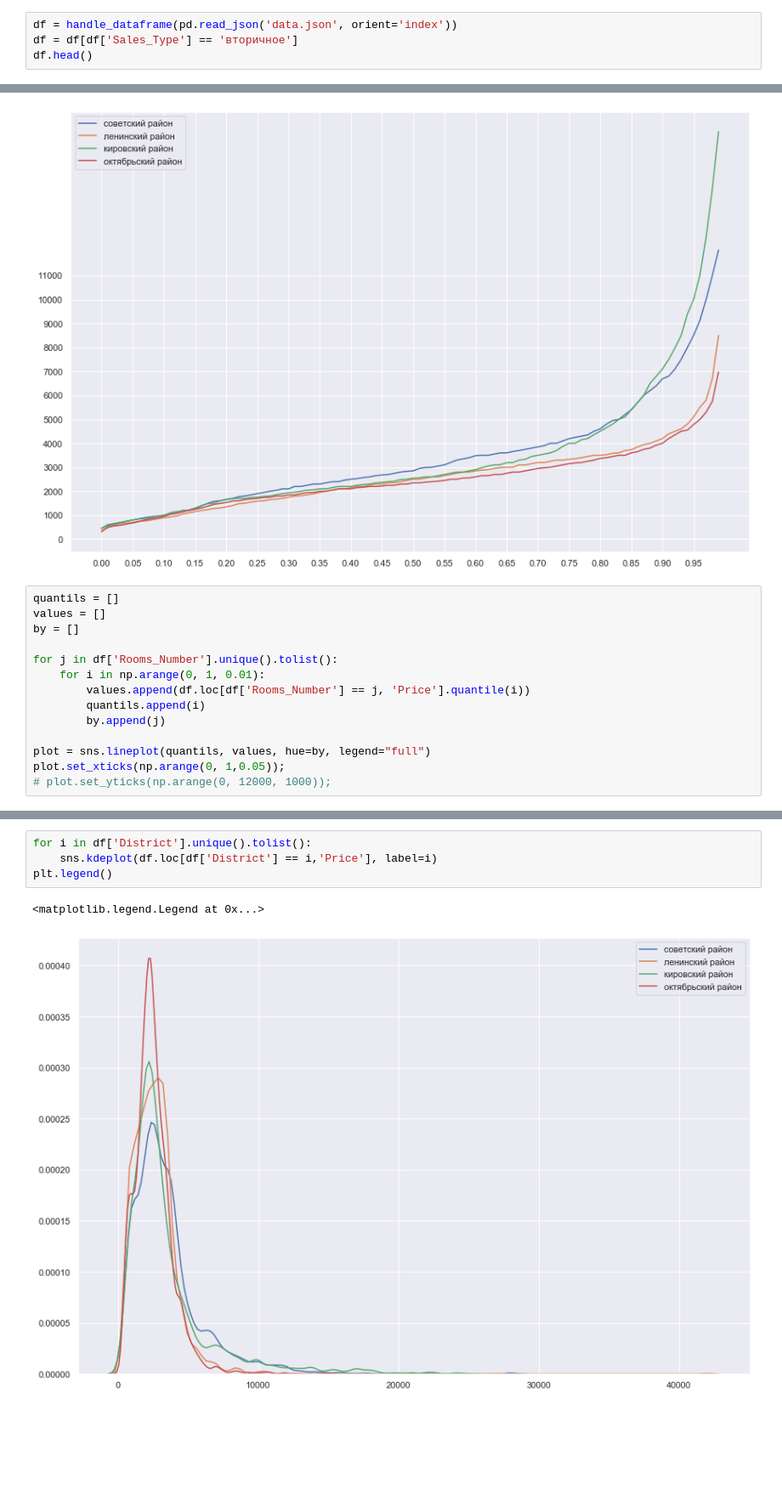
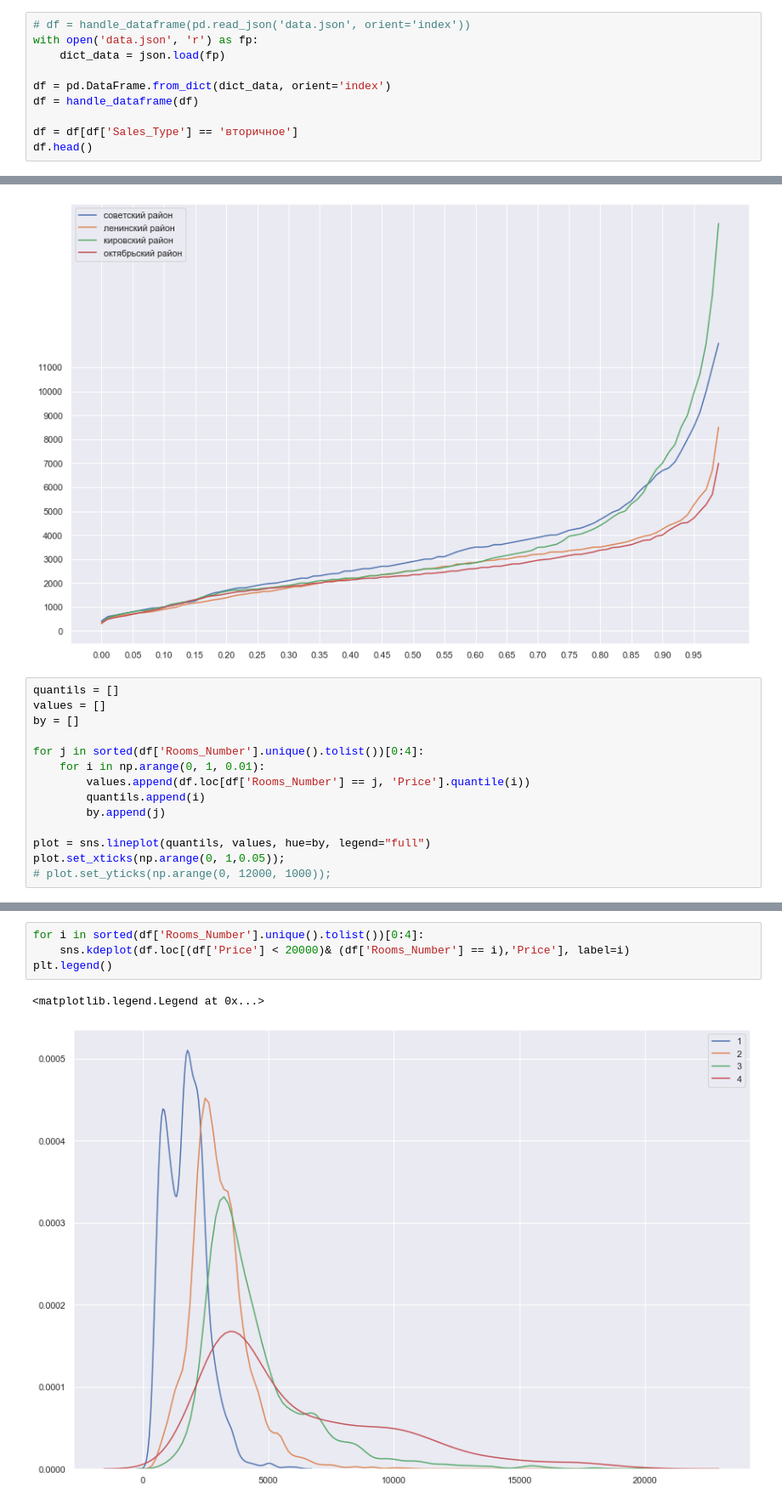
Before and after one commit to balov-oa/Exploratory-Data-Analysis, a Jupyter notebook: Data Processing.ipynb, the cells around one changed output, grey strips where cells are left out. Shown: that part at 85% size. Drawn from its saved outputs; the diff is of its cells as text; blank space fills up the shorter version.

```diff
--- a/Data Processing.ipynb
+++ b/Data Processing.ipynb
@@ -77,7 +77,13 @@ def handle_dataframe(df):
 # %% [markdown]
 Прежде всего следует отбросить квартиры, относящиеся к первичному рынку недвижимости, так как они не должны принимать участие в анализе.
 # %%
-df = handle_dataframe(pd.read_json('data.json', orient='index'))
+# df = handle_dataframe(pd.read_json('data.json', orient='index'))
+with open('data.json', 'r') as fp:
+    dict_data = json.load(fp)
+
+df = pd.DataFrame.from_dict(dict_data, orient='index')
+df = handle_dataframe(df)
+
 df = df[df['Sales_Type'] == 'вторичное']
 df.head()
 # %% [output]
@@ -613,7 +621,7 @@ quantils = []
 values = []
 by = []
 
-for j in df['Rooms_Number'].unique().tolist():
+for j in sorted(df['Rooms_Number'].unique().tolist())[0:4]:
     for i in np.arange(0, 1, 0.01):
         values.append(df.loc[df['Rooms_Number'] == j, 'Price'].quantile(i))
         quantils.append(i)
@@ -627,8 +635,8 @@ plot.set_xticks(np.arange(0, 1,0.05));
 # %%
-for i in df['District'].unique().tolist():
-    sns.kdeplot(df.loc[df['District'] == i,'Price'], label=i)
+for i in sorted(df['Rooms_Number'].unique().tolist())[0:4]:
+    sns.kdeplot(df.loc[(df['Price'] < 20000)& (df['Rooms_Number'] == i),'Price'], label=i)
 plt.legend()
 # %% [output]
 <matplotlib.legend.Legend at 0x...>
-[figure, old version]
+[figure, new version]
 # %%
```
Also changed, not shown: parts of 11 cells of this notebook.
